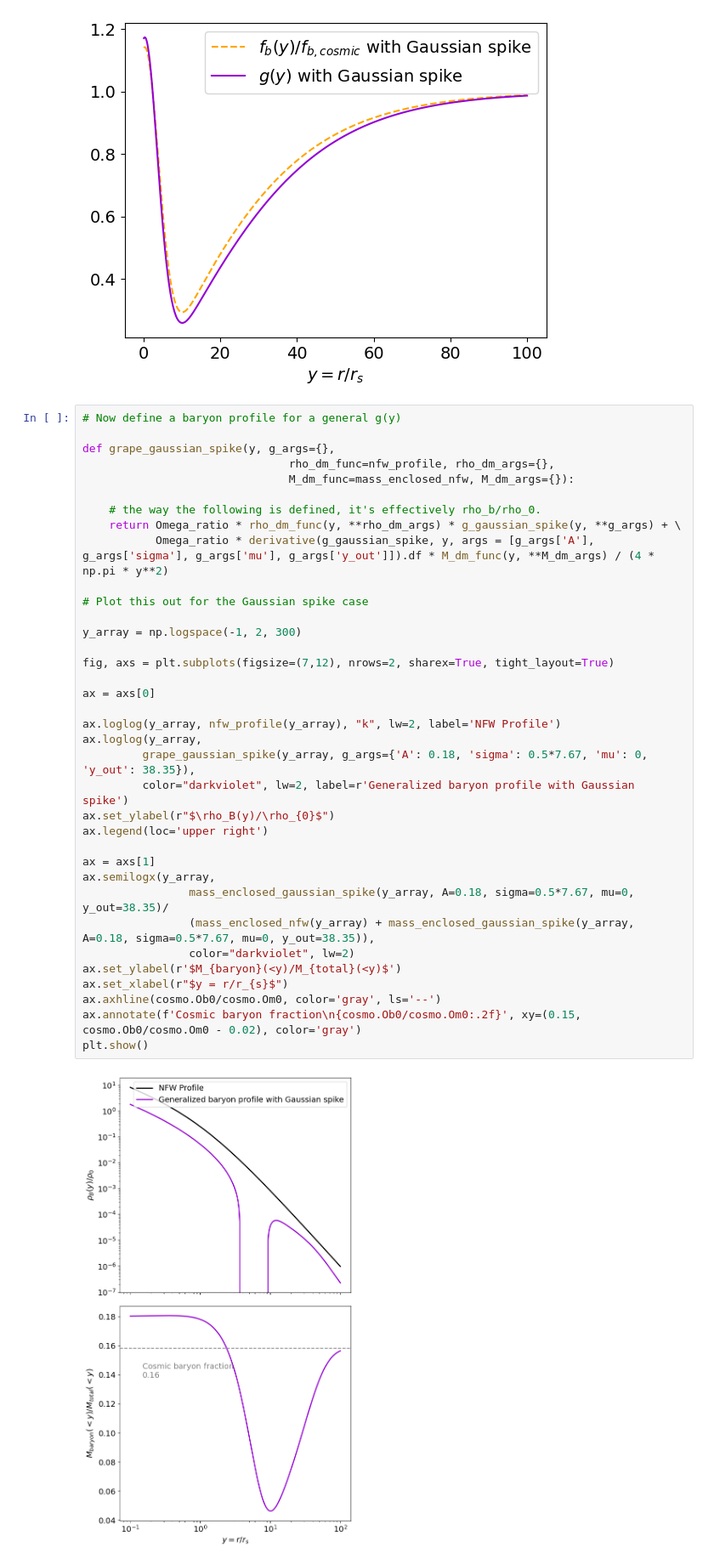
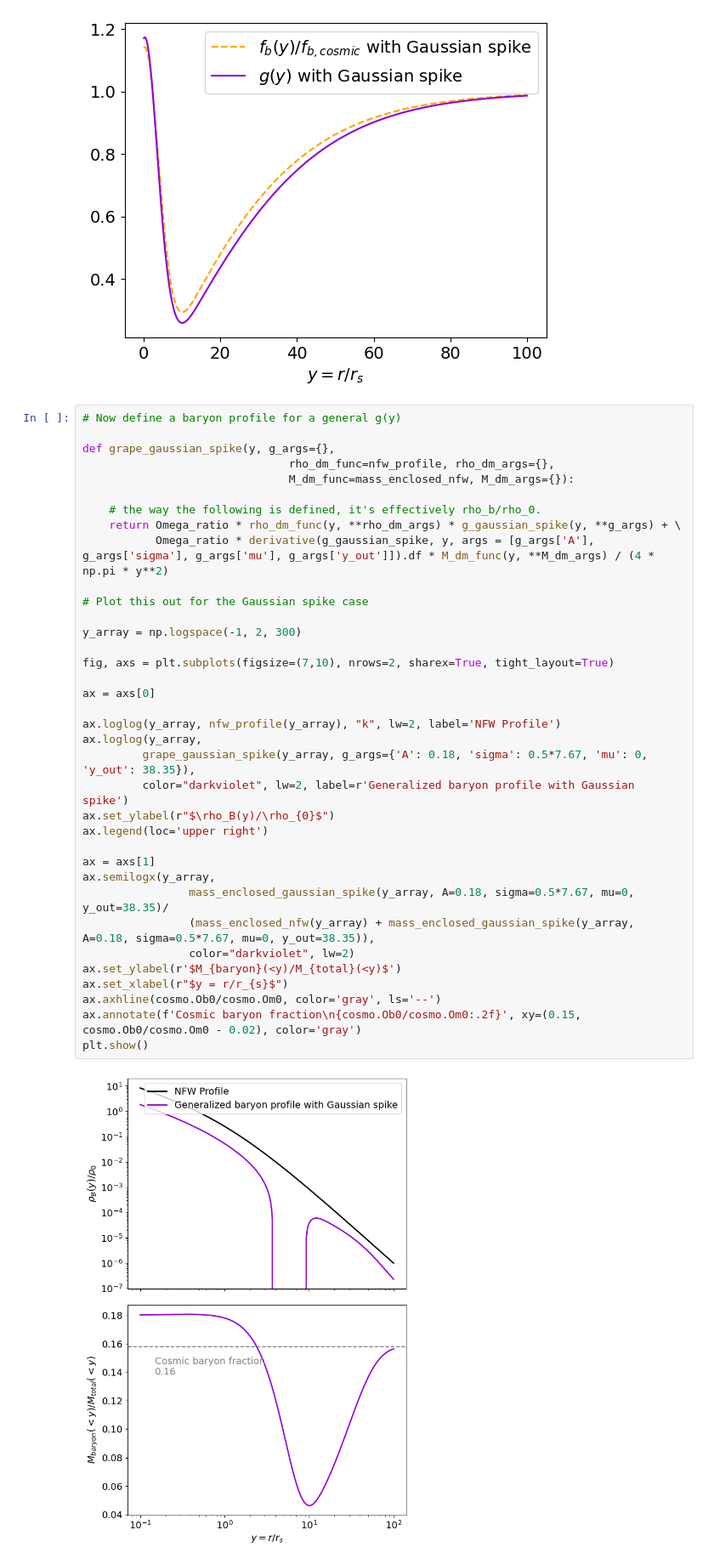
Before and after one commit to FRBs/FRB, a Jupyter notebook: docs/nb/generalized_halo_profile.ipynb, the cells around one changed output. Shown at 85% size. Drawn from its saved outputs; the diff is of its cells as text.

```diff
--- a/docs/nb/generalized_halo_profile.ipynb
+++ b/docs/nb/generalized_halo_profile.ipynb
@@ -247,32 +247,32 @@ def grape_gaussian_spike(y, g_args={},
 
     # the way the following is defined, it's effectively rho_b/rho_0.
     return Omega_ratio * rho_dm_func(y, **rho_dm_args) * g_gaussian_spike(y, **g_args) + \
            Omega_ratio * derivative(g_gaussian_spike, y, args = [g_args['A'], g_args['sigma'], g_args['mu'], g_args['y_out']]).df * M_dm_func(y, **M_dm_args) / (4 * np.pi * y**2)
 
 # Plot this out for the Gaussian spike case
 
 y_array = np.logspace(-1, 2, 300)
 
-fig, axs = plt.subplots(figsize=(7,12), nrows=2, sharex=True, tight_layout=True)
+fig, axs = plt.subplots(figsize=(7,10), nrows=2, sharex=True, tight_layout=True)
 
 ax = axs[0]
 
 ax.loglog(y_array, nfw_profile(y_array), "k", lw=2, label='NFW Profile')
 ax.loglog(y_array,
          grape_gaussian_spike(y_array, g_args={'A': 0.18, 'sigma': 0.5*7.67, 'mu': 0, 'y_out': 38.35}),
          color="darkviolet", lw=2, label=r'Generalized baryon profile with Gaussian spike')
 ax.set_ylabel(r"$\rho_B(y)/\rho_{0}$")
 ax.legend(loc='upper right')
 
 ax = axs[1]
 ax.semilogx(y_array,
                 mass_enclosed_gaussian_spike(y_array, A=0.18, sigma=0.5*7.67, mu=0, y_out=38.35)/
                 (mass_enclosed_nfw(y_array) + mass_enclosed_gaussian_spike(y_array, A=0.18, sigma=0.5*7.67, mu=0, y_out=38.35)),
                 color="darkviolet", lw=2)
 ax.set_ylabel(r'$M_{baryon}(<y)/M_{total}(<y)$')
 ax.set_xlabel(r"$y = r/r_{s}$")
 ax.axhline(cosmo.Ob0/cosmo.Om0, color='gray', ls='--')
 ax.annotate(f'Cosmic baryon fraction\n{cosmo.Ob0/cosmo.Om0:.2f}', xy=(0.15, cosmo.Ob0/cosmo.Om0 - 0.02), color='gray')
 plt.show()
 # %% [output]
-[figure, old version]
+[figure, new version]
```
Also changed, not shown: parts of 6 cells of this notebook.
